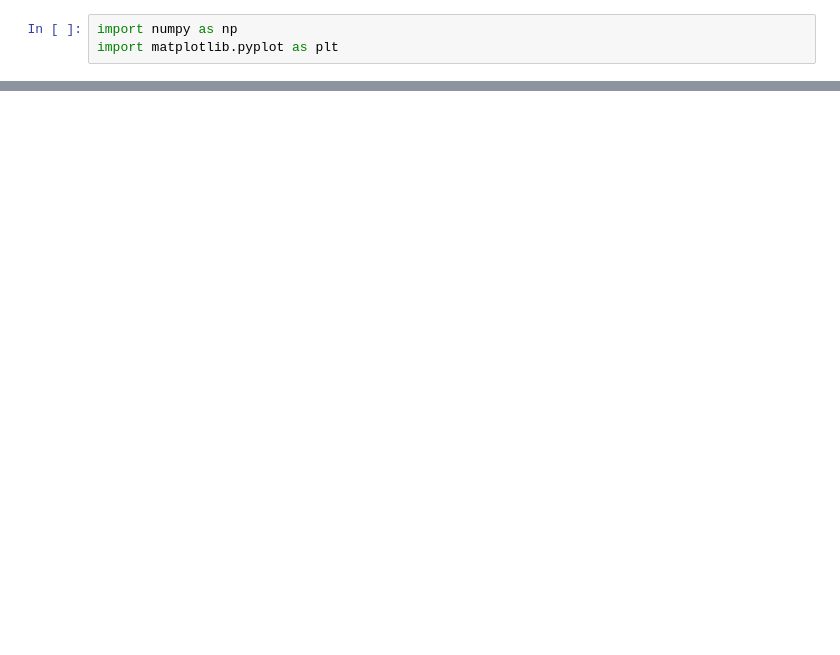
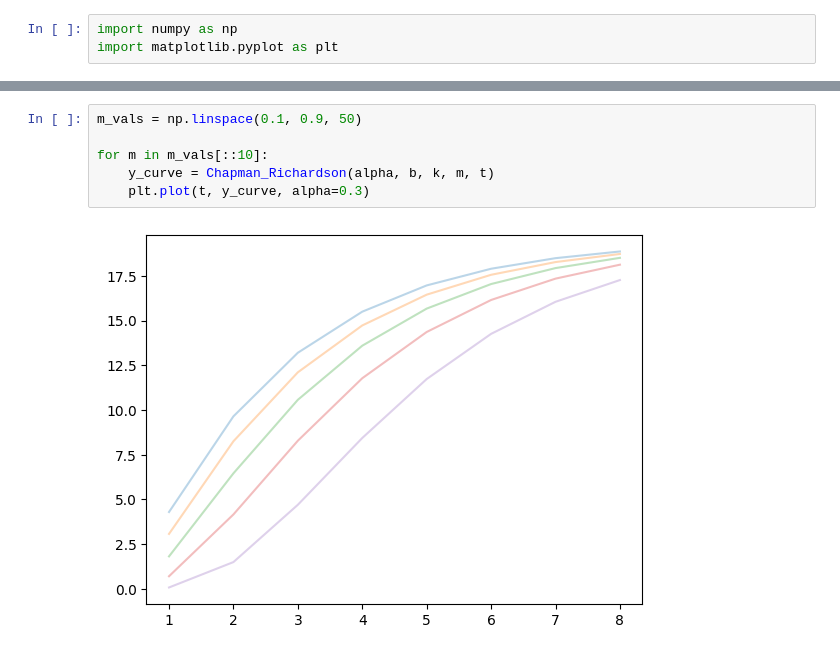
Before and after one commit to J2ckyo/CPSC-3850, a Jupyter notebook: model.ipynb, the cells around one changed output, grey strips where cells are left out. Saved outputs shown, nothing was run; the diff lists cells and outputs as text; blank space fills up the shorter version.

```diff
--- a/model.ipynb
+++ b/model.ipynb
@@ -196,0 +231,8 @@ plt.show()
+# %%
+m_vals = np.linspace(0.1, 0.9, 50)
+
+for m in m_vals[::10]:
+    y_curve = Chapman_Richardson(alpha, b, k, m, t)
+    plt.plot(t, y_curve, alpha=0.3)
+# %% [output]
+[figure, added]
```
Also changed, not shown: parts of 8 cells of this notebook.
